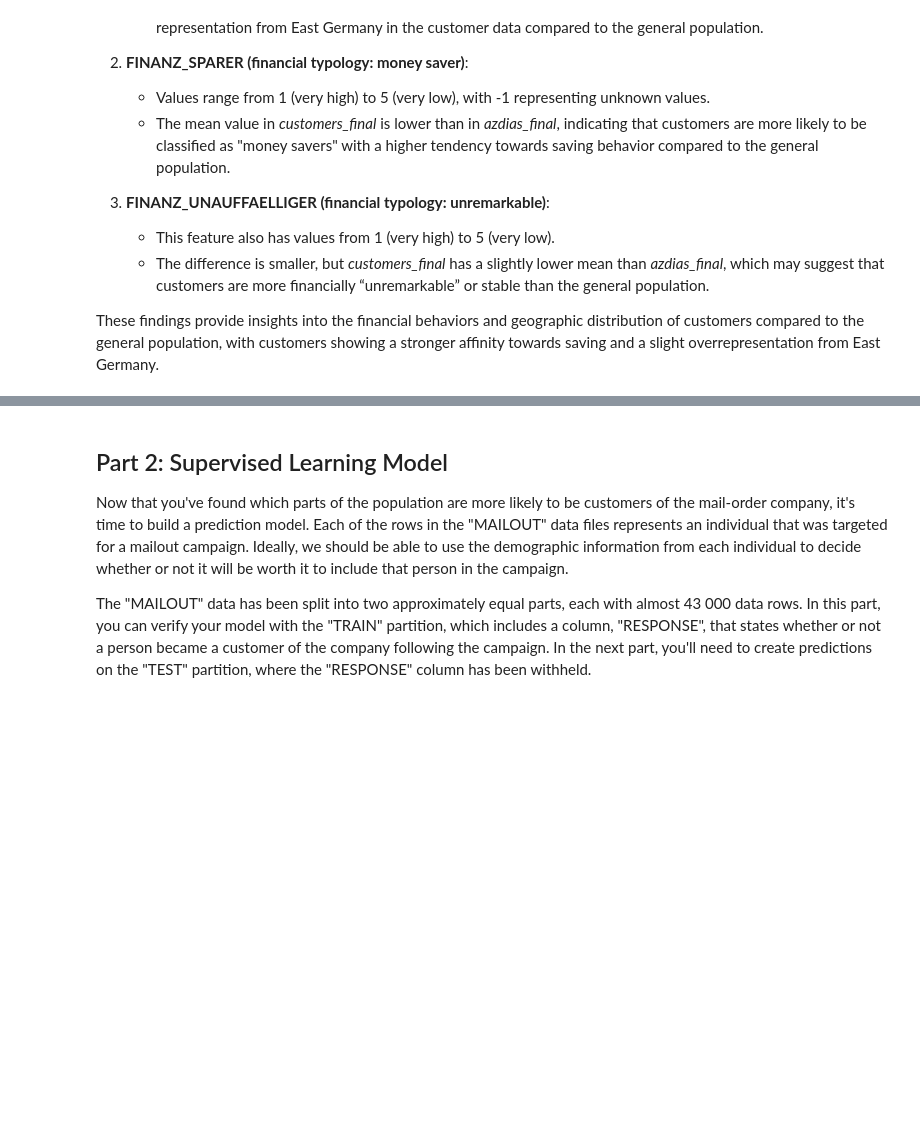
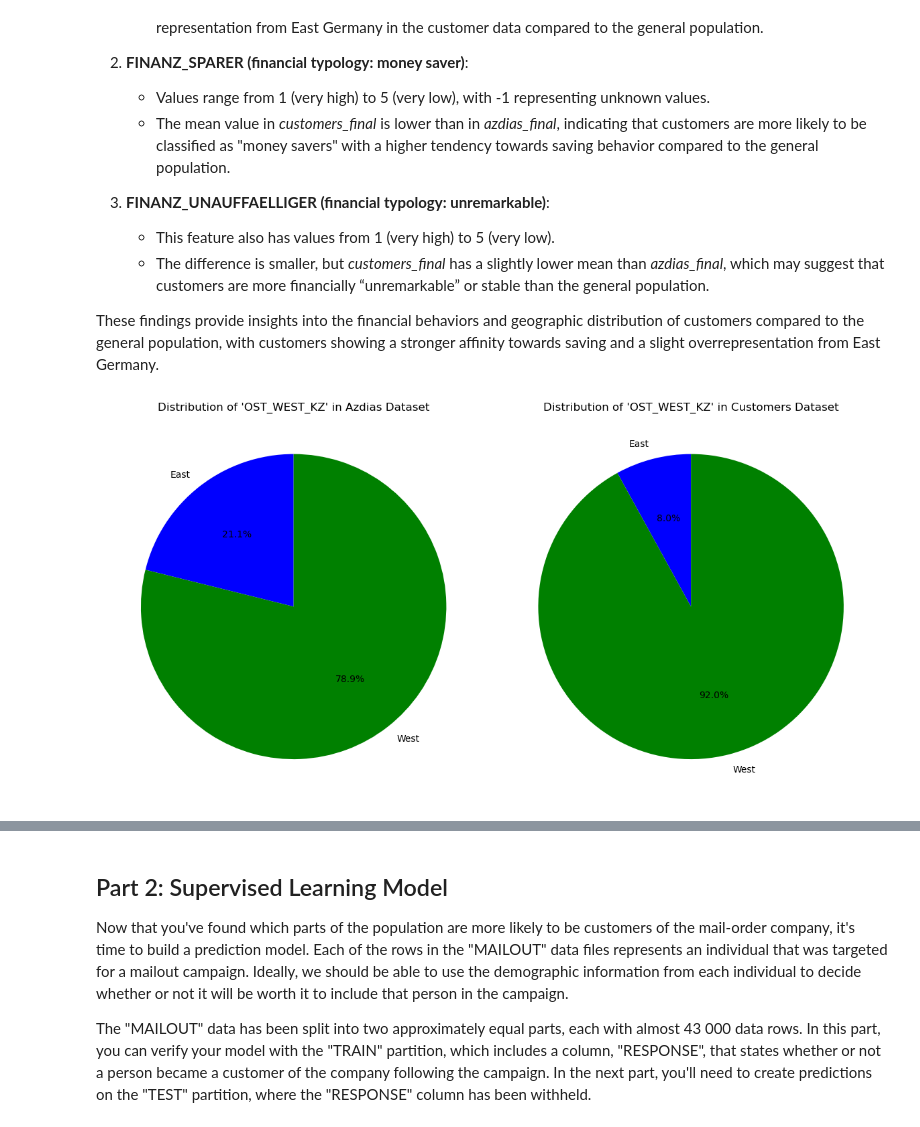
Before and after one commit to fabiandatascience/udacitycapstoneproject, a Jupyter notebook: Arvato Project Workbook.ipynb, the cells around one changed output, grey strips where cells are left out. Cells and saved outputs as stored; diff of their text form; code cells hidden in the pictures; blank space fills up the shorter version.

```diff
--- a/Arvato Project Workbook.ipynb
+++ b/Arvato Project Workbook.ipynb
@@ -1758,3 +1799,31 @@ The table below displays the mean values for three selected features in the gene
    - The difference is smaller, but *customers_final* has a slightly lower mean than *azdias_final*, which may suggest that customers are more financially “unremarkable” or stable than the general population.
 
 These findings provide insights into the financial behaviors and geographic distribution of customers compared to the general population, with customers showing a stronger affinity towards saving and a slight overrepresentation from East Germany.
+# %%
+# Filter out the 'unknown' (0) value from the distribution calculations
+azdias_ost_west_distribution = azdias_final["OST_WEST_KZ"].value_counts().loc[[1, 2]]
+customers_ost_west_distribution = customers_final["OST_WEST_KZ"].value_counts().loc[[1, 2]]
+
+# Labels and corresponding values for the pie chart
+labels = ["East", "West"]
+
+# Plotting the distribution in azdias_final
+plt.figure(figsize=(12, 6))
+
+plt.subplot(1, 2, 1)
+plt.pie([azdias_ost_west_distribution.get(1, 0),
+         azdias_ost_west_distribution.get(2, 0)],
+        labels=labels, autopct='%1.1f%%', startangle=90, colors=['blue', 'green'])
+plt.title("Distribution of 'OST_WEST_KZ' in Azdias Dataset")
+
+# Plotting the distribution in customers_final
+plt.subplot(1, 2, 2)
+plt.pie([customers_ost_west_distribution.get(1, 0),
+         customers_ost_west_distribution.get(2, 0)],
+        labels=labels, autopct='%1.1f%%', startangle=90, colors=['blue', 'green'])
+plt.title("Distribution of 'OST_WEST_KZ' in Customers Dataset")
+
+plt.tight_layout()
+plt.show()
+# %% [output]
+[figure, added]
```
Also changed, not shown: parts of 22 cells of this notebook.
